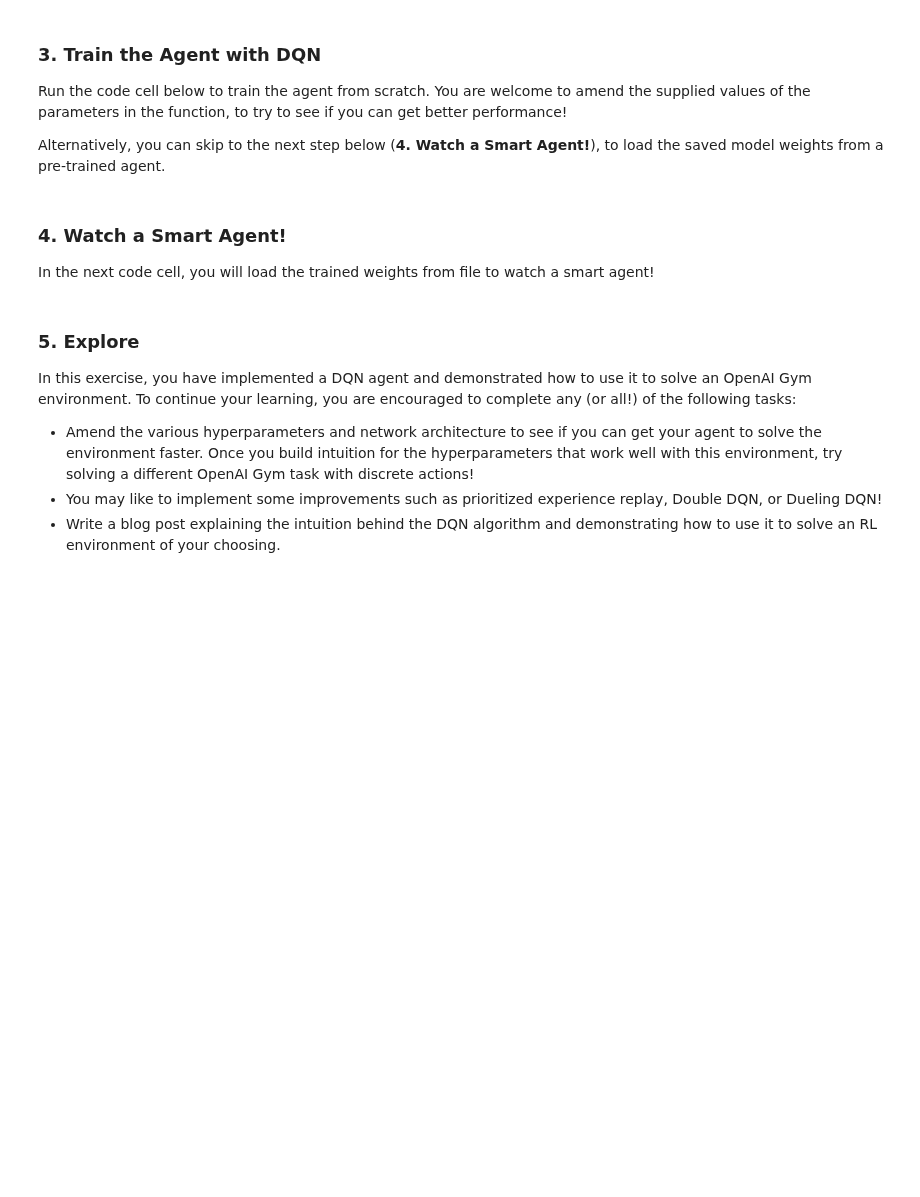
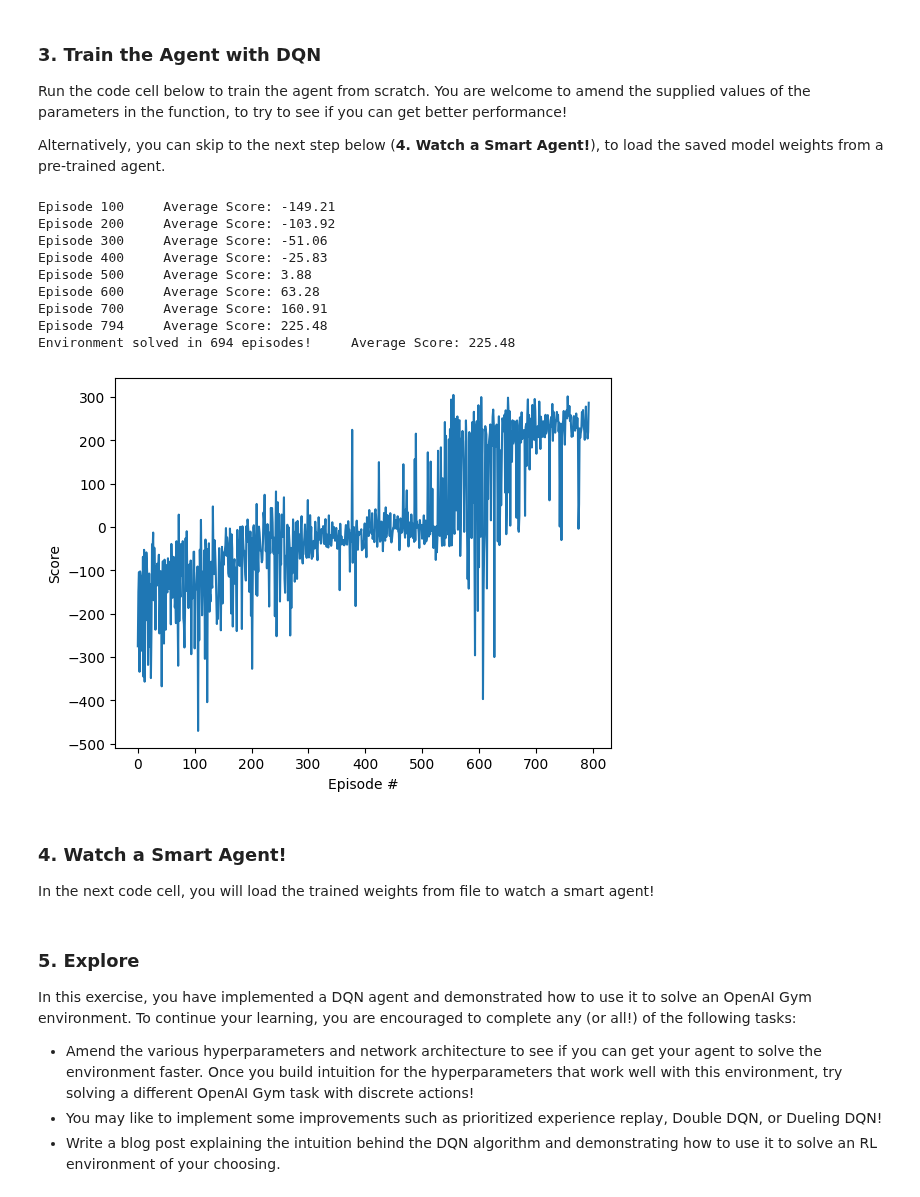
Before and after one commit to kuds/rl-lunar-lander, a Jupyter notebook: [Lunar Lander] Deep Q-Network (DQN).ipynb, the cells around one changed output. Cells and saved outputs as stored; diff of their text form; code cells hidden in the pictures; blank space fills up the shorter version.

```diff
--- a/[Lunar Lander] Deep Q-Network (DQN).ipynb
+++ b/[Lunar Lander] Deep Q-Network (DQN).ipynb
@@ -72,6 +96,6 @@ Initialize the environment in the code cell below.
 # %%
-env = gymnasium.make('LunarLander-v2')
-print('State shape: ', env.observation_space.shape)
-print('Number of actions: ', env.action_space.n)
+env = gymnasium.make(env_str)
+print("Observation Space Size: ", env.observation_space.shape)
+print('Actions Space: ', env.action_space)
 env.close()
 # %% [output]
@@ -80,13 +104,3 @@ Number of actions:  4
-# %%
-env = gymnasium.make('LunarLander-v2')
-env.reset()
-for step in range(200):
-    env.render()
-    action = env.action_space.sample()
-    observation, reward, terminated, truncated, info = env.step(action)
-    if terminated or truncated:
-        env.reset()
-env.close()
 # %% [markdown]
 ### 3. Train the Agent with DQN
 
@@ -182,9 +196,9 @@ class Agent():
 
         # Epsilon-greedy action selection
         if random.random() > eps:
-            return np.argmax(action_values.cpu().data.numpy())
+            return numpy.argmax(action_values.cpu().data.numpy())
         else:
-            return random.choice(np.arange(self.action_size))
+            return random.choice(numpy.arange(self.action_size))
 
     def learn(self, experiences, gamma):
         """Update value parameters using given batch of experience tuples.
@@ -256,11 +270,11 @@ class ReplayBuffer:
         """Randomly sample a batch of experiences from memory."""
         experiences = random.sample(self.memory, k=self.batch_size)
 
-        states = torch.from_numpy(np.vstack([e.state for e in experiences if e is not None])).float().to(device)
-        actions = torch.from_numpy(np.vstack([e.action for e in experiences if e is not None])).long().to(device)
-        rewards = torch.from_numpy(np.vstack([e.reward for e in experiences if e is not None])).float().to(device)
-        next_states = torch.from_numpy(np.vstack([e.next_state for e in experiences if e is not None])).float().to(device)
-        dones = torch.from_numpy(np.vstack([e.done for e in experiences if e is not None]).astype(np.uint8)).float().to(device)
+        states = torch.from_numpy(numpy.vstack([e.state for e in experiences if e is not None])).float().to(device)
+        actions = torch.from_numpy(numpy.vstack([e.action for e in experiences if e is not None])).long().to(device)
+        rewards = torch.from_numpy(numpy.vstack([e.reward for e in experiences if e is not None])).float().to(device)
+        next_states = torch.from_numpy(numpy.vstack([e.next_state for e in experiences if e is not None])).float().to(device)
+        dones = torch.from_numpy(numpy.vstack([e.done for e in experiences if e is not None]).astype(numpy.uint8)).float().to(device)
 
         return (states, actions, rewards, next_states, dones)
 
@@ -296,28 +310,39 @@ def dqn(n_episodes=4000, max_t=1000, eps_start=1.0, eps_end=0.01, eps_decay=0.99
         scores_window.append(score)       # save most recent score
         scores.append(score)              # save most recent score
         eps = max(eps_end, eps_decay*eps) # decrease epsilon
-        print('\rEpisode {}\tAverage Score: {:.2f}'.format(i_episode, np.mean(scores_window)), end="")
+        print('\rEpisode {}\tAverage Score: {:.2f}'.format(i_episode, numpy.mean(scores_window)), end="")
         if i_episode % 100 == 0:
-            print('\rEpisode {}\tAverage Score: {:.2f}'.format(i_episode, np.mean(scores_window)))
-        if np.mean(scores_window)>=225.0:
-            print('\nEnvironment solved in {:d} episodes!\tAverage Score: {:.2f}'.format(i_episode-100, np.mean(scores_window)))
+            print('\rEpisode {}\tAverage Score: {:.2f}'.format(i_episode, numpy.mean(scores_window)))
+        if numpy.mean(scores_window)>=225.0:
+            print('\nEnvironment solved in {:d} episodes!\tAverage Score: {:.2f}'.format(i_episode-100, numpy.mean(scores_window)))
             torch.save(agent.qnetwork_local.state_dict(), 'checkpoint_lunar.pth')
             break
     return scores
 # %%
 # Train DQN model for Lunar Lander
-env = gymnasium.make('LunarLander-v2')
+env = gymnasium.make(env_str)
 agent = Agent(state_size=8, action_size=4, seed=0)
 scores = dqn(n_episodes=1000)
 env.close()
 
 # Plot the scores
 fig = matplotlib.pyplot.figure()
 ax = fig.add_subplot(111)
-matplotlib.pyplot.plot(np.arange(len(scores)), scores)
+matplotlib.pyplot.plot(numpy.arange(len(scores)), scores)
 matplotlib.pyplot.ylabel('Score')
 matplotlib.pyplot.xlabel('Episode #')
 matplotlib.pyplot.show()
+# %% [output]
+Episode 100     Average Score: -149.21
+Episode 200     Average Score: -103.92
+Episode 300     Average Score: -51.06
+Episode 400     Average Score: -25.83
+Episode 500     Average Score: 3.88
+Episode 600     Average Score: 63.28
+Episode 700     Average Score: 160.91
+Episode 794     Average Score: 225.48
+Environment solved in 694 episodes!     Average Score: 225.48
+[figure, added]
 # %% [markdown]
 ### 4. Watch a Smart Agent!
 
```
Also changed, not shown: parts of 14 cells of this notebook.
